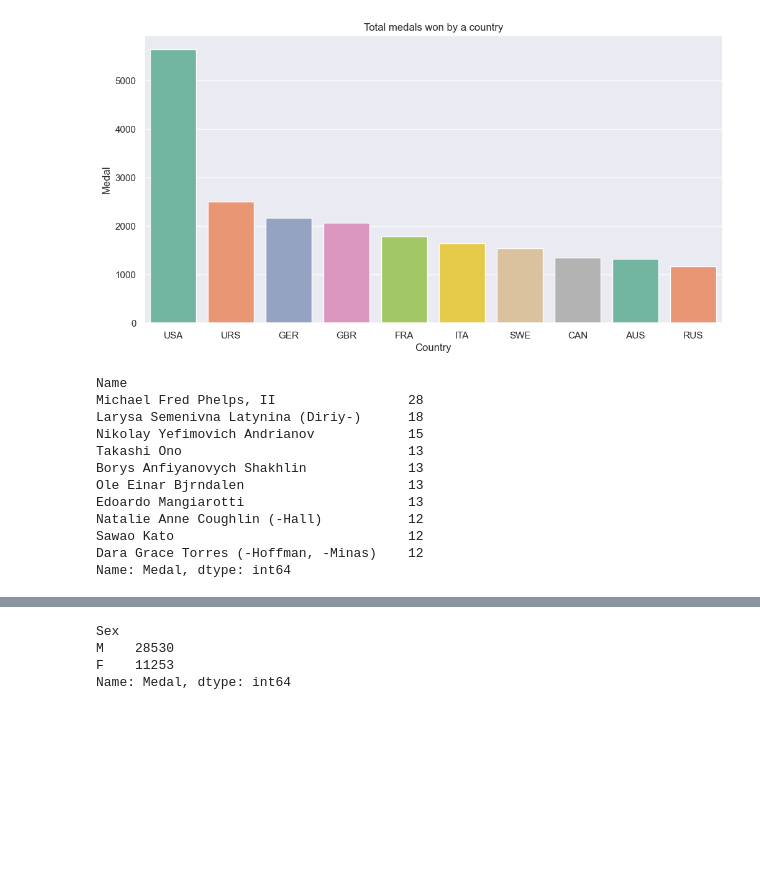
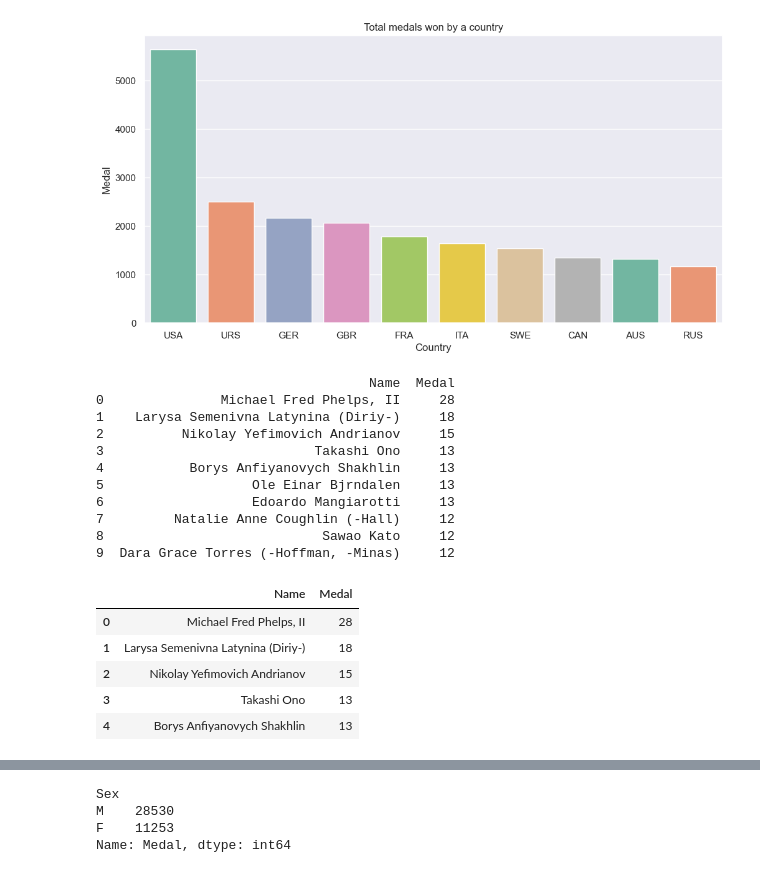
Before and after one commit to Jaywhitt00/120-Olympic-History, a Jupyter notebook: data/olympic_Jaylens.ipynb, the cells around one changed output, grey strips where cells are left out. Cells and saved outputs as stored; diff of their text form; code cells hidden in the pictures; blank space fills up the shorter version.

```diff
--- a/data/olympic_Jaylens.ipynb
+++ b/data/olympic_Jaylens.ipynb
@@ -163,18 +163,26 @@ sns.barplot(x= medal_counts.index,y =medal_counts,palette = "Set2")
 [figure]
 # %%
 #Most successful athletes
-athletes_top = merged_clean.groupby('Name')['Medal'].count().sort_values(ascending=False).head(10)
+athletes_top = merged_clean.groupby('Name')['Medal'].count().sort_values(ascending=False).head(10).reset_index()
 print(athletes_top)
 # %% [output]
-Name
-Michael Fred Phelps, II                 28
-Larysa Semenivna Latynina (Diriy-)      18
-Nikolay Yefimovich Andrianov            15
-Takashi Ono                             13
-Borys Anfiyanovych Shakhlin             13
-Ole Einar Bjrndalen                     13
-Edoardo Mangiarotti                     13
-Natalie Anne Coughlin (-Hall)           12
-Sawao Kato                              12
-Dara Grace Torres (-Hoffman, -Minas)    12
-Name: Medal, dtype: int64
+                                   Name  Medal
+0               Michael Fred Phelps, II     28
+1    Larysa Semenivna Latynina (Diriy-)     18
+2          Nikolay Yefimovich Andrianov     15
+3                           Takashi Ono     13
+4           Borys Anfiyanovych Shakhlin     13
+5                   Ole Einar Bjrndalen     13
+6                   Edoardo Mangiarotti     13
+7         Natalie Anne Coughlin (-Hall)     12
+8                            Sawao Kato     12
+9  Dara Grace Torres (-Hoffman, -Minas)     12
+# %%
+athletes_top.head()
+# %% [output]
+|  | Name | Medal |
+| 0 | Michael Fred Phelps, II | 28 |
+| 1 | Larysa Semenivna Latynina (Diriy-) | 18 |
+| 2 | Nikolay Yefimovich Andrianov | 15 |
+| 3 | Takashi Ono | 13 |
+| 4 | Borys Anfiyanovych Shakhlin | 13 |
```
Also changed, not shown: parts of 2 cells of this notebook.
